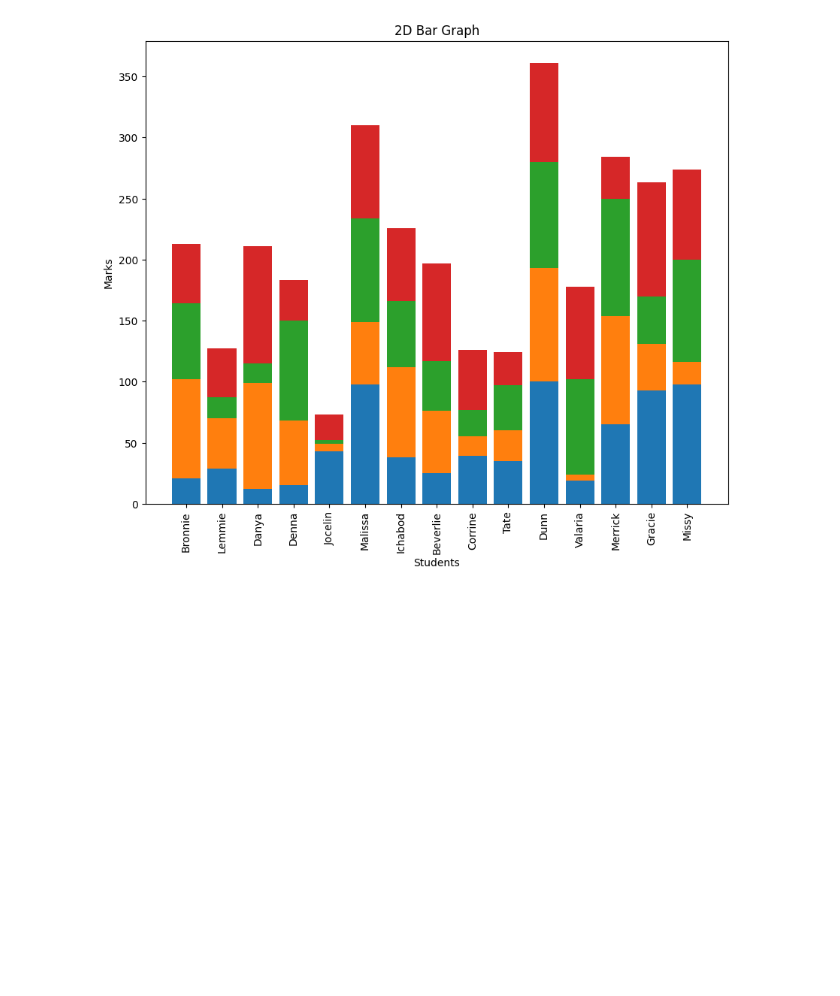
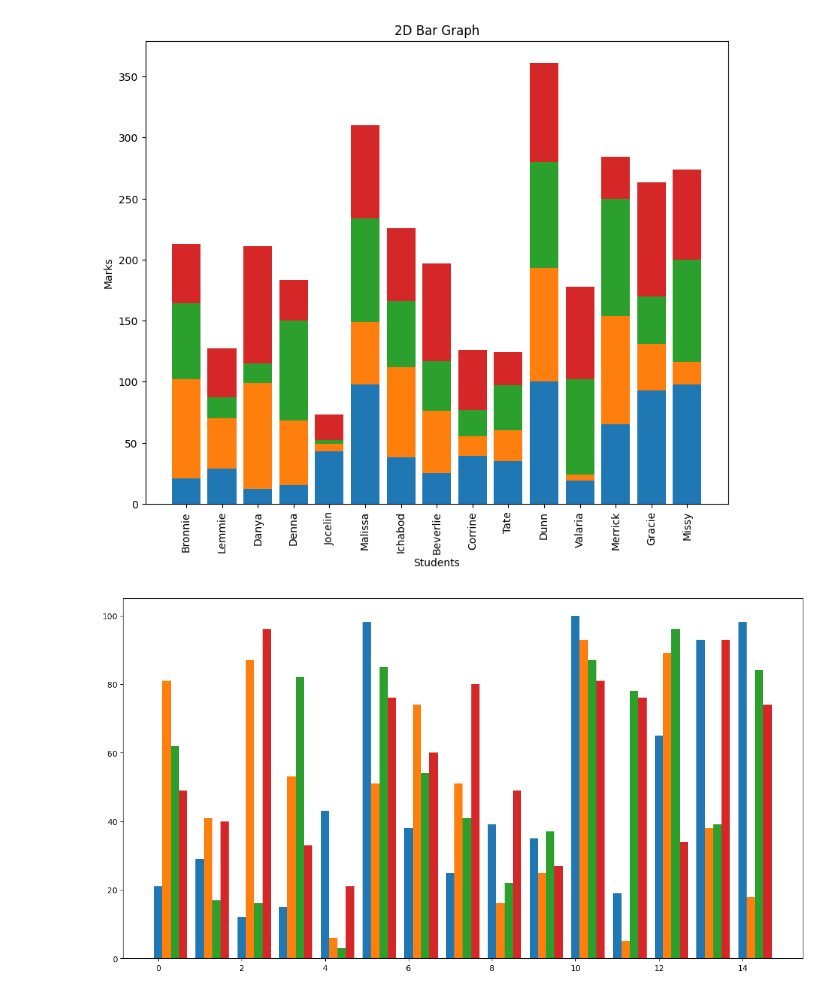
Before and after one commit to HimanshuHeda/Advance_Python, a Jupyter notebook: graph.ipynb, the cells around one changed output. Saved outputs shown, nothing was run; the diff lists cells and outputs as text; code cells hidden in the pictures; blank space fills up the shorter version.

```diff
--- a/graph.ipynb
+++ b/graph.ipynb
@@ -35,3 +36,14 @@ plt.title("2D Bar Graph")
 # %% [output]
 Text(0.5, 1.0, '2D Bar Graph')
 [figure]
+# %%
+subjects = ['Science', 'English', 'History', 'Maths']
+
+fig, ax = plt.subplots(figsize=(15,8))
+x = np.arange(len(data['Name']))
+width = 0.2
+
+for i, subject in enumerate(subjects):
+    plt.bar(x + i * width, data[subject], width, label=subject)
+# %% [output]
+[figure, added]
```
Also changed, not shown: parts of 9 cells of this notebook, 1 other file.
